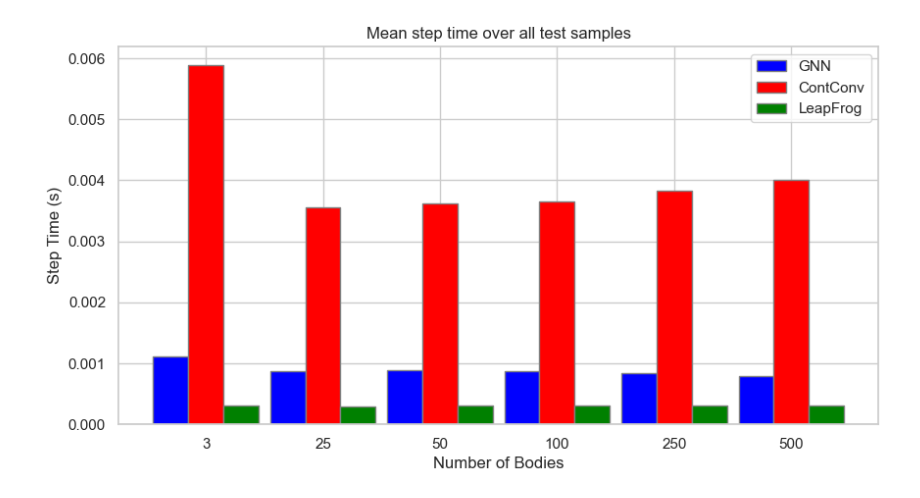
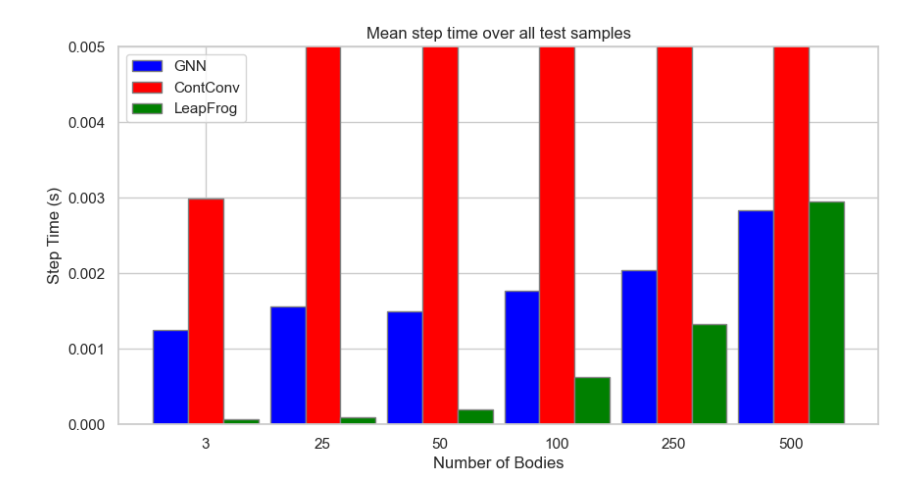
Before and after one commit to bikuta6/nbody-deep-sim, a Jupyter notebook: results_visualization.ipynb, the cells around one changed output. Saved outputs shown, nothing was run; the diff lists cells and outputs as text; code cells hidden in the pictures.

```diff
--- a/results_visualization.ipynb
+++ b/results_visualization.ipynb
@@ -23,7 +23,7 @@ plt.show()
 df_stepwise_gnn = pd.read_csv("results/gnn/test_results_stepwise.csv")
 df_stepwise_contconv = pd.read_csv("results/contconv/test_results_stepwise.csv")
 sims_gt = pd.read_csv("data/test/output_file_1.csv")[["scene", "step", "step_time"]]
-mean_step_time = sims_gt.groupby("scene").mean()["step_time"]
+mean_step_time = sims_gt.groupby("scene")["step_time"].mean()
 n_bodies = [3, 25, 50, 100, 250, 500]
 # %%
 sns.set(style="whitegrid")
@@ -49,28 +49,29 @@ plt.show()
 # %%
 sns.set(style="whitegrid")
 plt.figure(figsize=(10, 5))
 barWidth = 0.3
 
 bars1 = df_stepwise_gnn["step_time"]
 bars2 = df_stepwise_contconv["step_time"]
 bars3 = mean_step_time
 r1 = np.arange(len(bars1))
 r2 = [x + barWidth for x in r1]
 r3 = [x + barWidth for x in r2]
 
 
 plt.bar(r1, bars1, color="blue", width=barWidth, edgecolor="grey", label="GNN")
 plt.bar(r2, bars2, color="red", width=barWidth, edgecolor="grey", label="ContConv")
 plt.bar(r3, bars3, color="green", width=barWidth, edgecolor="grey", label="LeapFrog")
 plt.xticks([r + barWidth for r in range(len(bars1))], n_bodies)
+plt.ylim(0, 0.005)
 plt.xlabel("Number of Bodies")
 plt.ylabel("Step Time (s)")
 plt.title("Mean step time over all test samples")
 plt.legend()
-plt.savefig("figures/stepwise_time.png", dpi=400)
+#plt.savefig("figures/stepwise_time.png", dpi=400)
 plt.show()
 # %% [output]
-[figure, old version]
+[figure, new version]
 # %%
 df_rollout_gnn = pd.read_csv("results/gnn/test_results_rollout.csv")
 df_rollout_contconv = pd.read_csv("results/contconv/test_results_rollout.csv")
```
Also changed, not shown: parts of 3 cells of this notebook, 7 other files.
